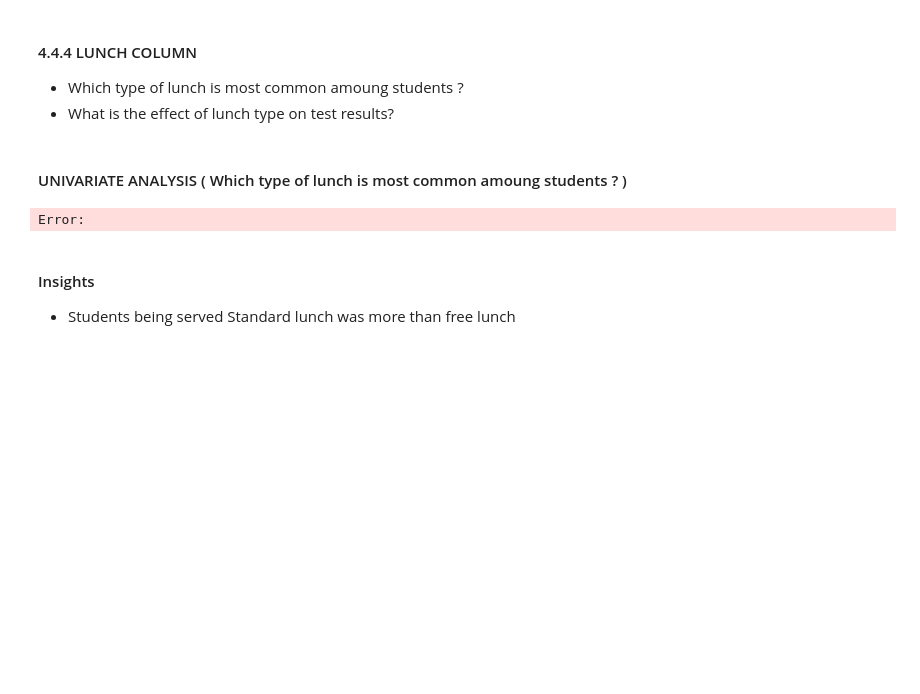
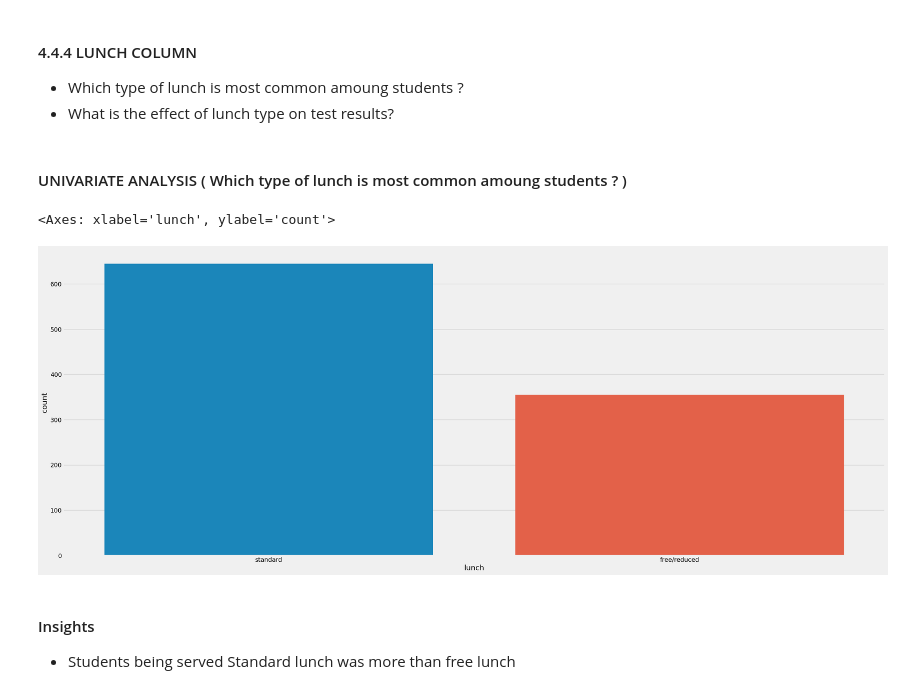
Before and after one commit to extremeVinay/mlproject, a Jupyter notebook: notebook/1 . EDA STUDENT PERFORMANCE .ipynb, the cells around one changed output. Cells and saved outputs as stored; diff of their text form; code cells hidden in the pictures; blank space fills up the shorter version.

```diff
--- a/notebook/1 . EDA STUDENT PERFORMANCE .ipynb
+++ b/notebook/1 . EDA STUDENT PERFORMANCE .ipynb
@@ -547,15 +550,10 @@ Error:
 # %% [markdown]
 #### UNIVARIATE ANALYSIS ( Which type of lunch is most common amoung students ? )
 # %%
-plt.rcParams['figure.figsize'] = (15, 9)
-plt.style.use('seaborn-talk')
-sns.countplot(df['lunch'], palette = 'PuBu')
-plt.title('Comparison of different types of lunch', fontweight = 30, fontsize = 20)
-plt.xlabel('types of lunch')
-plt.ylabel('count')
-plt.show()
+sns.countplot(x='lunch',data=df)
 # %% [output]
-Error:
+<Axes: xlabel='lunch', ylabel='count'>
+[figure, added]
 # %% [markdown]
 #### Insights
 - Students being served Standard lunch was more than free lunch
```
Also changed, not shown: parts of 17 cells of this notebook, 6 other files.
